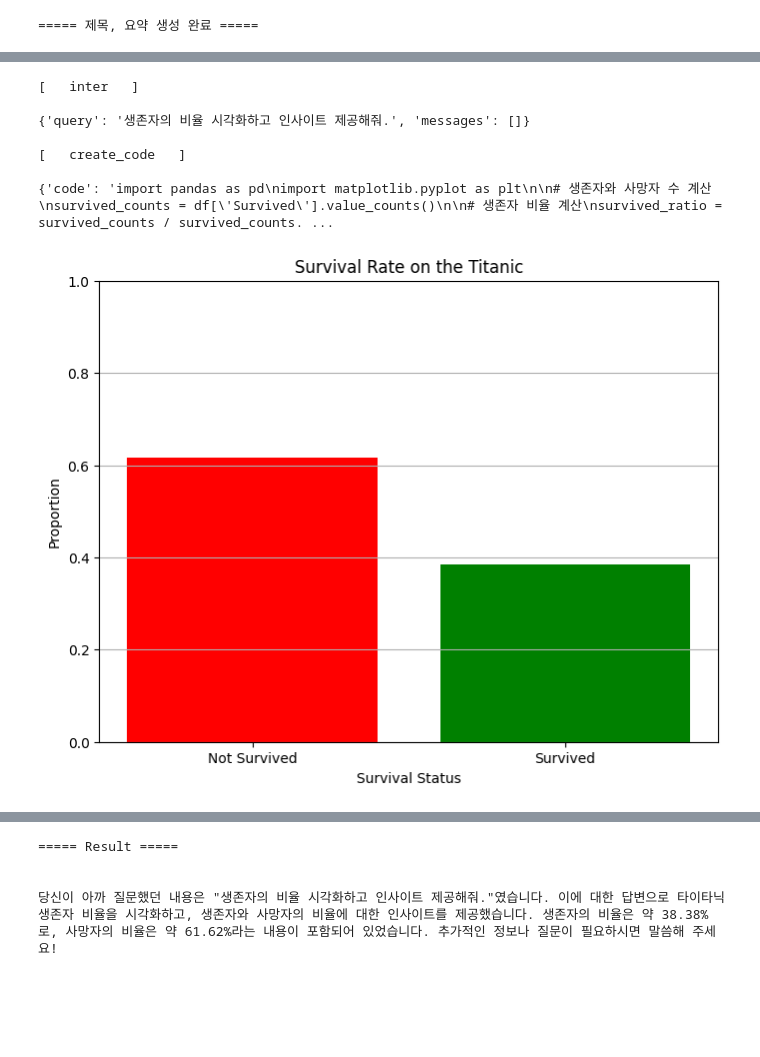
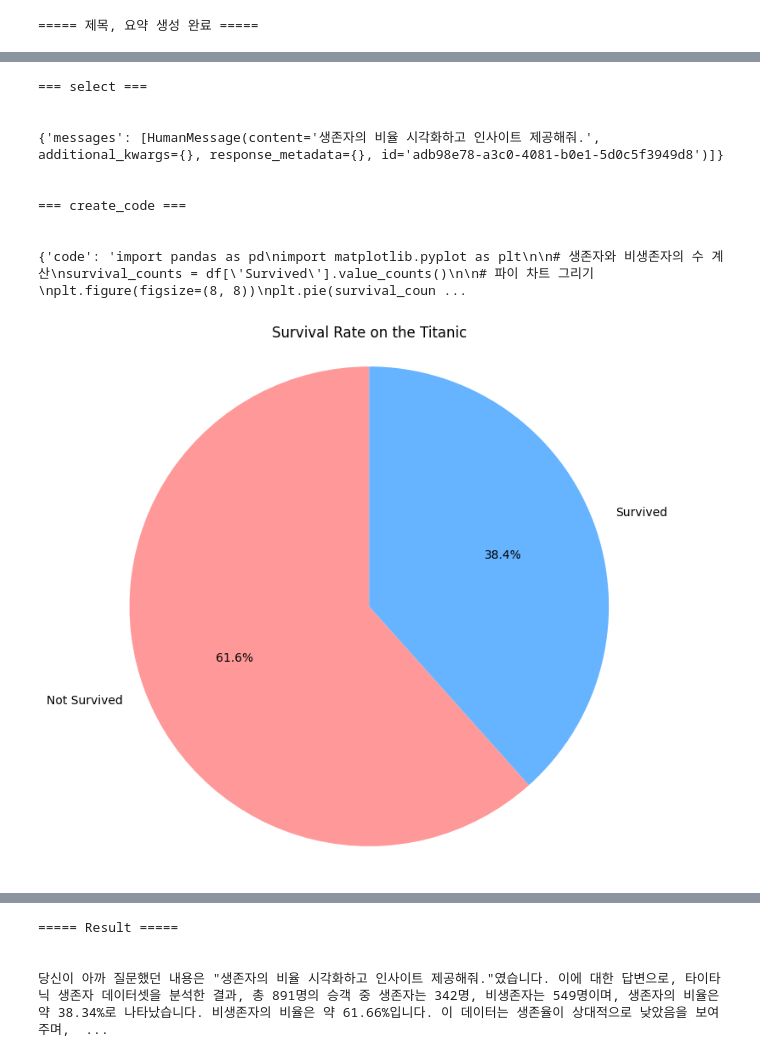
Before and after one commit to Ukbang/Agent_with_EtNews, a Jupyter notebook: Part2-Graph.ipynb, the cells around one changed output, grey strips where cells are left out. Cells and saved outputs as stored; diff of their text form; code cells hidden in the pictures; blank space fills up the shorter version.

```diff
--- a/Part2-Graph.ipynb
+++ b/Part2-Graph.ipynb
@@ -291,23 +293,22 @@ def code_response(state:State):
         answer = chain.invoke({
             "title" : title,
             "summary" : summary,
-            "answer" : state["answer"],
-            "query" : state["query"]
+            "answer" : state["messages"][:-1],
+            "query" : state["messages"][-1]
         })
 
-        return {"answer" : answer,
-                "messages":[
-                    HumanMessage(content=state["query"]),
-                    AIMessage(content=answer.content)
-                    ]}
+        return {"messages" : answer}
 
     else:
         prompt = ChatPromptTemplate([
-            ("system", """당신은 주어진 시각화 차트를 해석하고 인사이트를 제공하는 데이터 분야 10년차 전문가입니다.
+            ("system", """
 
-            친절하고 상세하게 해당 시각화 차트를 설명해주세요.
-            단, 코드를 설명하는 것이 아닙니다.
-            숫자를 물어본다면 정확한 숫자까지 이야기하세요.
+            아래의 코드와 제목, 요약을 참고하여 질의에 대해 답변합니다.
+            절대 코드에 대해 설명하지마세요.
+            독자는 프로그래머가 아닙니다.
+            항상 출력되는 값을 기준으로 설명합니다.
+            숫자가 매우 중요합니다. 숫자에 대한 정보를 잊지 마세요.
+            데이터 분석과 관련된 코드가 입력된다면 항상 인사이트를 포함하세요.
 
             제목 : {title}
             요약 : {summary}
@@ -323,14 +324,10 @@ def code_response(state:State):
             "title" : title,
             "summary" : summary,
             "code" : state["code"],
-            "query" : state["query"]
+            "query" : state["messages"][-1]
         })
 
-        return {"answer" : answer,
-                "messages":[
-                    HumanMessage(content=state["query"]),
-                    AIMessage(content=answer.content)
-                    ]}
+        return {"messages" : answer}
 # %%
 def pretty_print(state:State):
 
@@ -338,12 +335,12 @@ def pretty_print(state:State):
 
     print(state["messages"][-1].content)
 # %%
-def inter(state:State):
+def select(state:State):
     return state
 # %%
 graph_builder = StateGraph(State)
 # %%
-graph_builder.add_node("inter", inter)
+graph_builder.add_node("select", select)
 graph_builder.add_node("create_code", create_code)
 graph_builder.add_node("execute_code", execute_code)
 graph_builder.add_node("response", response)
@@ -354,11 +351,11 @@ graph_builder.add_node("pretty_print", pretty_print)
 graph_builder.add_conditional_edges(START,
                                     Discriminate,
                                     {
-                                    "yes":"inter",
+                                    "yes":"select",
                                      "no":"response"
                                      }
                                      )
-graph_builder.add_conditional_edges("inter",
+graph_builder.add_conditional_edges("select",
                                     Judgement,
                                     {
                                     "tool":"create_code",
@@ -381,21 +378,24 @@ graph
 # %%
 config = RunnableConfig(recursion_limit=10, configurable={"thread_id": "1054"})
 # %%
-events = graph.stream({"query": "생존자의 비율 시각화하고 인사이트 제공해줘."}, config=config)
+result = graph.stream({"messages": ("user","생존자의 비율 시각화하고 인사이트 제공해줘.")}, config=config)
 # %%
-for event in events:
-    for k,v in event.items():
-        print(f"\n[   {k}   ]\n")
+for step in result:
+    for k,v in step.items():
+        print(f"\n\n=== {k} ===\n\n")
         try:
             print(v)
         except:
             pass
 # %% [output]
-[   inter   ]
+=== select ===
 
-{'query': '생존자의 비율 시각화하고 인사이트 제공해줘.', 'messages': []}
 
-[   create_code   ]
+{'messages': [HumanMessage(content='생존자의 비율 시각화하고 인사이트 제공해줘.', additional_kwargs={}, response_metadata={}, id='adb98e78-a3c0-4081-b0e1-5d0c5f3949d8')]}
 
-{'code': 'import pandas as pd\nimport matplotlib.pyplot as plt\n\n# 생존자와 사망자 수 계산\nsurvived_counts = df[\'Survived\'].value_counts()\n\n# 생존자 비율 계산\nsurvived_ratio = survived_counts / survived_counts. ...
+
+=== create_code ===
+
+
+{'code': 'import pandas as pd\nimport matplotlib.pyplot as plt\n\n# 생존자와 비생존자의 수 계산\nsurvival_counts = df[\'Survived\'].value_counts()\n\n# 파이 차트 그리기\nplt.figure(figsize=(8, 8))\nplt.pie(survival_coun ...
-[figure, old version]
+[figure, new version]
@@ -417,10 +417,10 @@ for event in events:
 
 None
 # %%
-result = graph.invoke({"query":"아까 내가 질문했던 내용 다시 알려줘"}, config=config)
+result = graph.invoke({"messages":("user","아까 내가 질문했던 내용 다시 알려줘")}, config=config)
 # %% [output]
 ===== Result =====
 
 
-당신이 아까 질문했던 내용은 "생존자의 비율 시각화하고 인사이트 제공해줘."였습니다. 이에 대한 답변으로 타이타닉 생존자 비율을 시각화하고, 생존자와 사망자의 비율에 대한 인사이트를 제공했습니다. 생존자의 비율은 약 38.38%로, 사망자의 비율은 약 61.62%라는 내용이 포함되어 있었습니다. 추가적인 정보나 질문이 필요하시면 말씀해 주세요!
+당신이 아까 질문했던 내용은 "생존자의 비율 시각화하고 인사이트 제공해줘."였습니다. 이에 대한 답변으로, 타이타닉 생존자 데이터셋을 분석한 결과, 총 891명의 승객 중 생존자는 342명, 비생존자는 549명이며, 생존자의 비율은 약 38.34%로 나타났습니다. 비생존자의 비율은 약 61.66%입니다. 이 데이터는 생존율이 상대적으로 낮았음을 보여주며,  ...
 # %%
```
Also changed, not shown: parts of 22 cells of this notebook, 1 other file.
